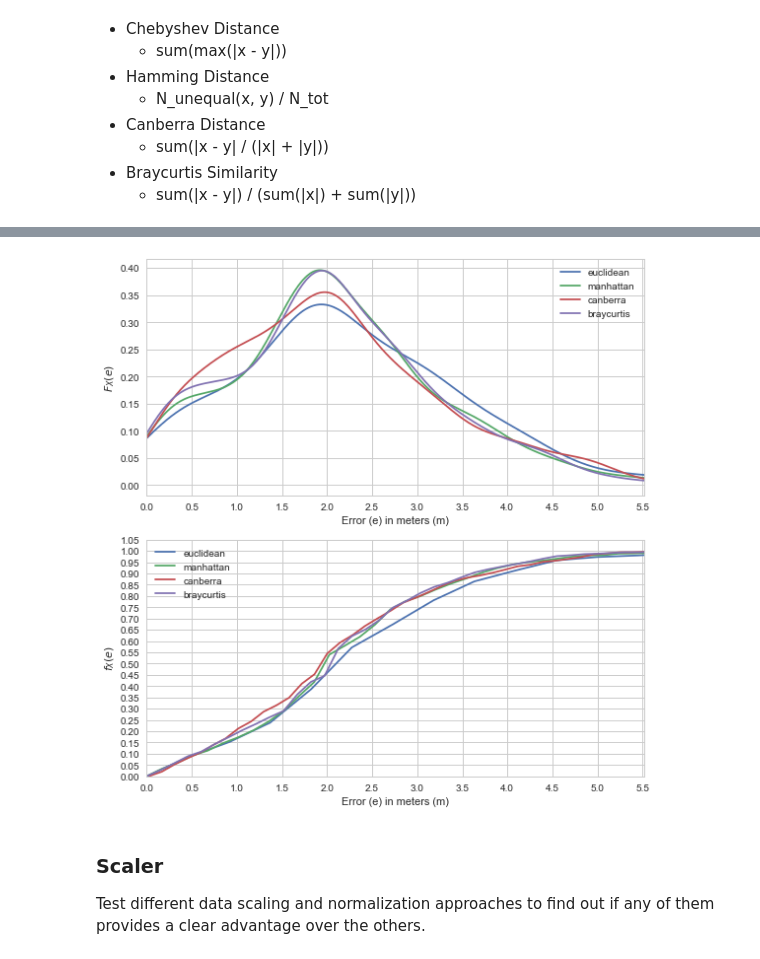
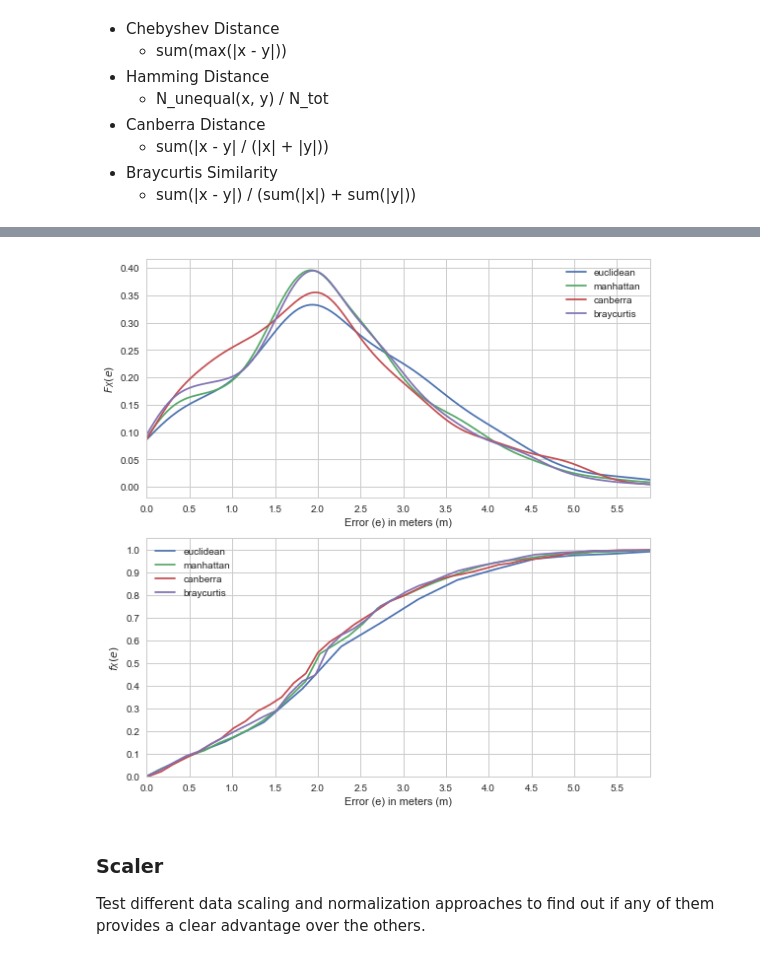
Before and after one commit to YanuX-Framework/YanuX-Cruncher, a Jupyter notebook: WifiFingerprintingExperiments.ipynb, the cells around one changed output, grey strips where cells are left out. Drawn from its saved outputs; the diff is of its cells as text; code cells hidden in the pictures.

```diff
--- a/WifiFingerprintingExperiments.ipynb
+++ b/WifiFingerprintingExperiments.ipynb
@@ -55,7 +55,7 @@ from sklearn.pipeline import make_pipeline
 ## Helper Functions
 # %%
 def experiment_plots(results, save_to=None, figsize=(8, 8)):
-    fig, axarr = plt.subplots(2, figsize=figsize)
+    fig, axarr = plt.subplots(2, 1, figsize=figsize)
 
     for key, result in results.items():
         max_error = math.ceil(result["error"].max())
@@ -66,7 +66,8 @@ def experiment_plots(results, save_to=None, figsize=(8, 8)):
     axarr[0].set_xlabel("Error (e) in meters (m)")
     axarr[0].set_ylabel(r"$F_X(e)$")
     axarr[0].xaxis.set_major_locator(MultipleLocator(0.5))
-    axarr[0].set_xlim(0, result["error"].quantile(q=0.995))
+    axarr[0].set_xlim(0, result["error"].quantile(q=0.9975))
+    #axarr[0].set_xlim(0)
     axarr[0].legend()
 
     for key, result in results.items():
@@ -78,8 +79,9 @@ def experiment_plots(results, save_to=None, figsize=(8, 8)):
     axarr[1].set_xlabel("Error (e) in meters (m)")
     axarr[1].set_ylabel(r"$f_X(e)$")
     axarr[1].xaxis.set_major_locator(MultipleLocator(0.5))
-    axarr[1].yaxis.set_major_locator(MultipleLocator(0.05))
-    axarr[1].set_xlim(0, result["error"].quantile(q=0.995))
+    axarr[1].yaxis.set_major_locator(MultipleLocator(0.1))
+    axarr[1].set_xlim(0, result["error"].quantile(q=0.9975))
+    #axarr[1].set_xlim(0)
     axarr[1].set_ylim(0)
     axarr[1].legend()
 
@@ -93,8 +95,6 @@ def experiment_metrics(result):
         ("mae",  result["error"].abs().mean()),
         ("rmse", np.sqrt((result["error"]**2).mean())),
         ("sd",   result["error"].std()),
-        ("mad",  result["error"].mad()),
-        ("sem",  result["error"].sem()),
         ("min",  result["error"].min()),
         ("p25",  result["error"].quantile(q=0.25)),
         ("p50",  result["error"].quantile(q=0.50)),
@@ -166,6 +166,7 @@ from yanux.cruncher.model.wifi import WifiLogs
 # %%
 input_data_directory = "data"
 output_data_directory = "out"
+excel_writer = pd.ExcelWriter(output_data_directory+"/output.xlsx")
 # %% [markdown]
 ### Create the output directory if it doesn't exist
 # %%
@@ -508,6 +529,7 @@ for metric in distance_metrics:
 cols = ["metric"] + list(curr_metrics.keys())[:-1]
 metrics_table = pd.DataFrame(metrics, columns=cols)
 metrics_table.to_csv(output_data_directory + "/metrics-metric.csv")
+metrics_table.to_excel(excel_writer, "metrics-metric")
 #show table
 display(metrics_table.sort_values(cols[2:]))
 #plots
@@ -521,4 +543,4 @@ experiment_plots(results, "plot-metric.pdf")
-[figure, old version]
+[figure, new version]
 # %% [markdown]
 ### Scaler
 Test different data scaling and normalization approaches to find out if any of them provides a clear advantage over the others.
```
Also changed, not shown: parts of 13 cells of this notebook.
